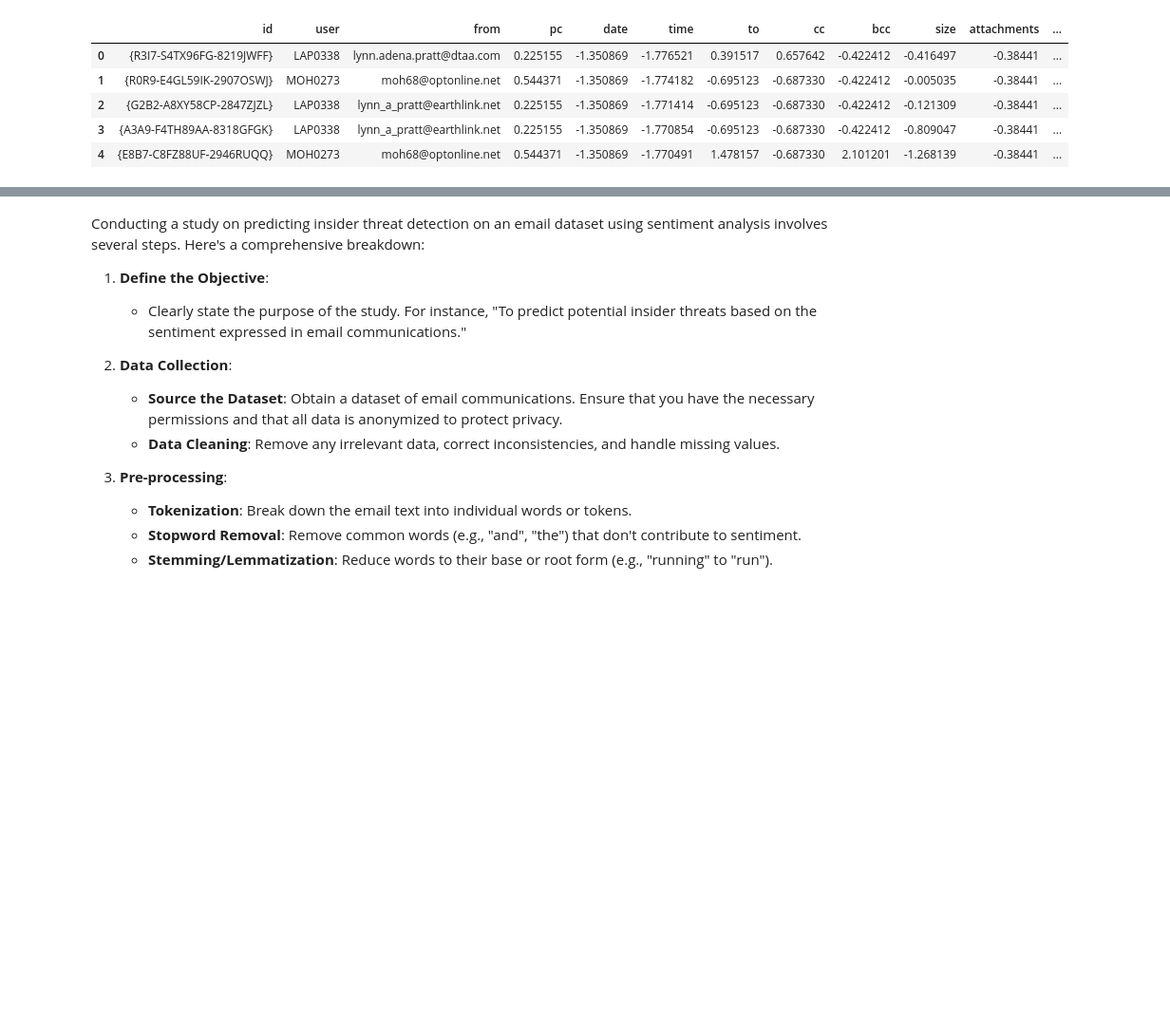
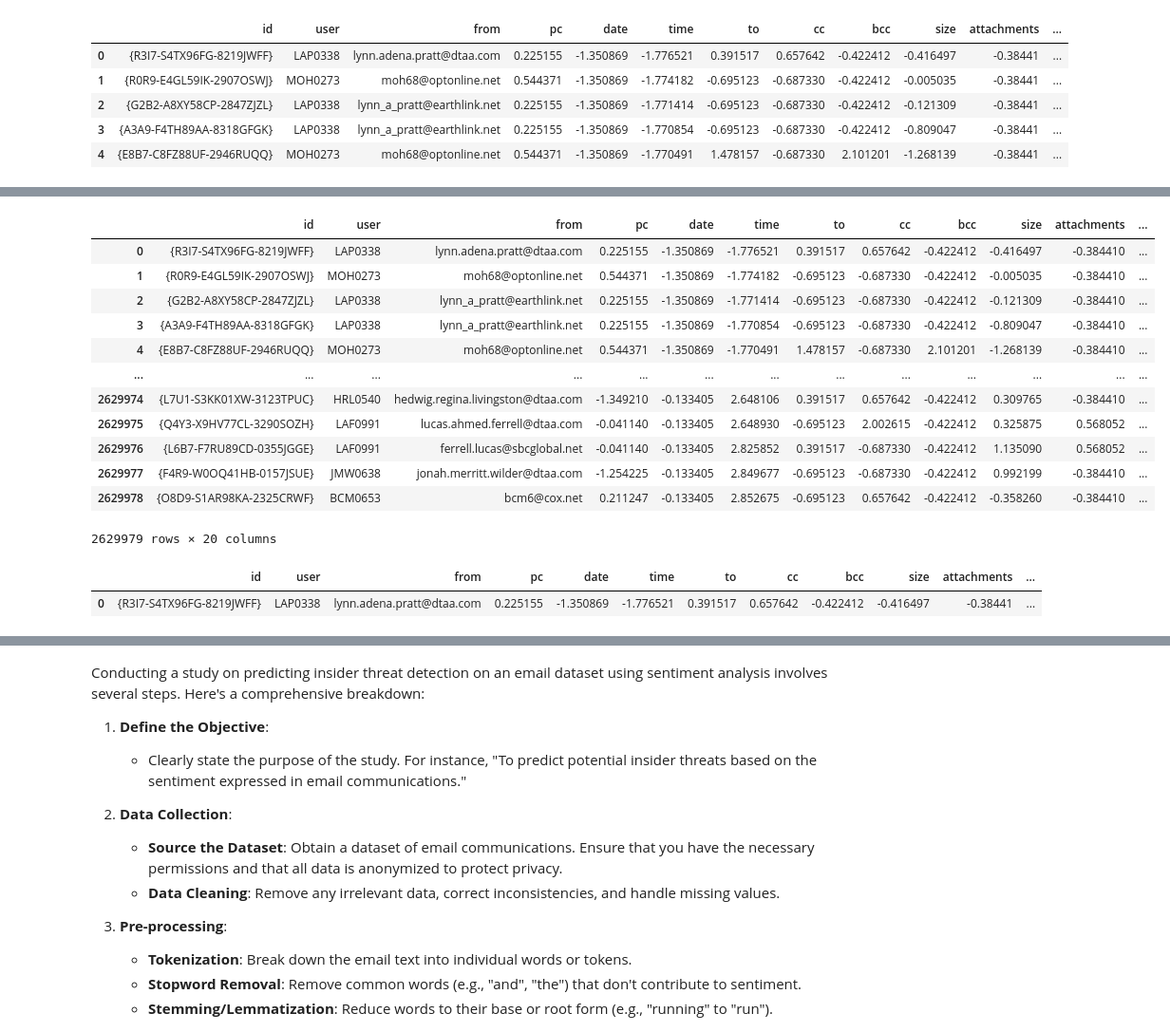
Before and after one commit to blxckbvrbi3/threat-detection-article, a Jupyter notebook: threat-detection-model.ipynb, the cells around one changed output, grey strips where cells are left out. Shown at 95% size. Drawn from its saved outputs; the diff is of its cells as text; code cells hidden in the pictures; blank space fills up the shorter version.

```diff
--- a/threat-detection-model.ipynb
+++ b/threat-detection-model.ipynb
@@ -421,0 +448,23 @@ dataset.head()
+# %%
+# Add a new column 'Sum_Column' which is the sum of 'Column1' and 'Column2'
+dataset['target'] = dataset['numeric_anomalies'] + dataset['sentiment_anomaly']
+dataset
+# %% [output]
+|  | id | user | from | pc | date | time | to | cc | bcc | size | attachments | ... |
+| 0 | {R3I7-S4TX96FG-8219JWFF} | LAP0338 | lynn.adena.pratt@dtaa.com | 0.225155 | -1.350869 | -1.776521 | 0.391517 | 0.657642 | -0.422412 | -0.416497 | -0.384410 | ... |
+| 1 | {R0R9-E4GL59IK-2907OSWJ} | MOH0273 | moh68@optonline.net | 0.544371 | -1.350869 | -1.774182 | -0.695123 | -0.687330 | -0.422412 | -0.005035 | -0.384410 | ... |
+| 2 | {G2B2-A8XY58CP-2847ZJZL} | LAP0338 | lynn_a_pratt@earthlink.net | 0.225155 | -1.350869 | -1.771414 | -0.695123 | -0.687330 | -0.422412 | -0.121309 | -0.384410 | ... |
+| 3 | {A3A9-F4TH89AA-8318GFGK} | LAP0338 | lynn_a_pratt@earthlink.net | 0.225155 | -1.350869 | -1.770854 | -0.695123 | -0.687330 | -0.422412 | -0.809047 | -0.384410 | ... |
+| 4 | {E8B7-C8FZ88UF-2946RUQQ} | MOH0273 | moh68@optonline.net | 0.544371 | -1.350869 | -1.770491 | 1.478157 | -0.687330 | 2.101201 | -1.268139 | -0.384410 | ... |
+| ... | ... | ... | ... | ... | ... | ... | ... | ... | ... | ... | ... | ... |
+| 2629974 | {L7U1-S3KK01XW-3123TPUC} | HRL0540 | hedwig.regina.livingston@dtaa.com | -1.349210 | -0.133405 | 2.648106 | 0.391517 | 0.657642 | -0.422412 | 0.309765 | -0.384410 | ... |
+| 2629975 | {Q4Y3-X9HV77CL-3290SOZH} | LAF0991 | lucas.ahmed.ferrell@dtaa.com | -0.041140 | -0.133405 | 2.648930 | -0.695123 | 2.002615 | -0.422412 | 0.325875 | 0.568052 | ... |
+| 2629976 | {L6B7-F7RU89CD-0355JGGE} | LAF0991 | ferrell.lucas@sbcglobal.net | -0.041140 | -0.133405 | 2.825852 | 0.391517 | -0.687330 | -0.422412 | 1.135090 | 0.568052 | ... |
+| 2629977 | {F4R9-W0OQ41HB-0157JSUE} | JMW0638 | jonah.merritt.wilder@dtaa.com | -1.254225 | -0.133405 | 2.849677 | -0.695123 | -0.687330 | -0.422412 | 0.992199 | -0.384410 | ... |
+| 2629978 | {O8D9-S1AR98KA-2325CRWF} | BCM0653 | bcm6@cox.net | 0.211247 | -0.133405 | 2.852675 | -0.695123 | 0.657642 | -0.422412 | -0.358260 | -0.384410 | ... |
+2629979 rows × 20 columns
+# %%
+dataset.head(1)
+# %% [output]
+|  | id | user | from | pc | date | time | to | cc | bcc | size | attachments | ... |
+| 0 | {R3I7-S4TX96FG-8219JWFF} | LAP0338 | lynn.adena.pratt@dtaa.com | 0.225155 | -1.350869 | -1.776521 | 0.391517 | 0.657642 | -0.422412 | -0.416497 | -0.38441 | ... |
```
Also changed, not shown: parts of 17 cells of this notebook.
